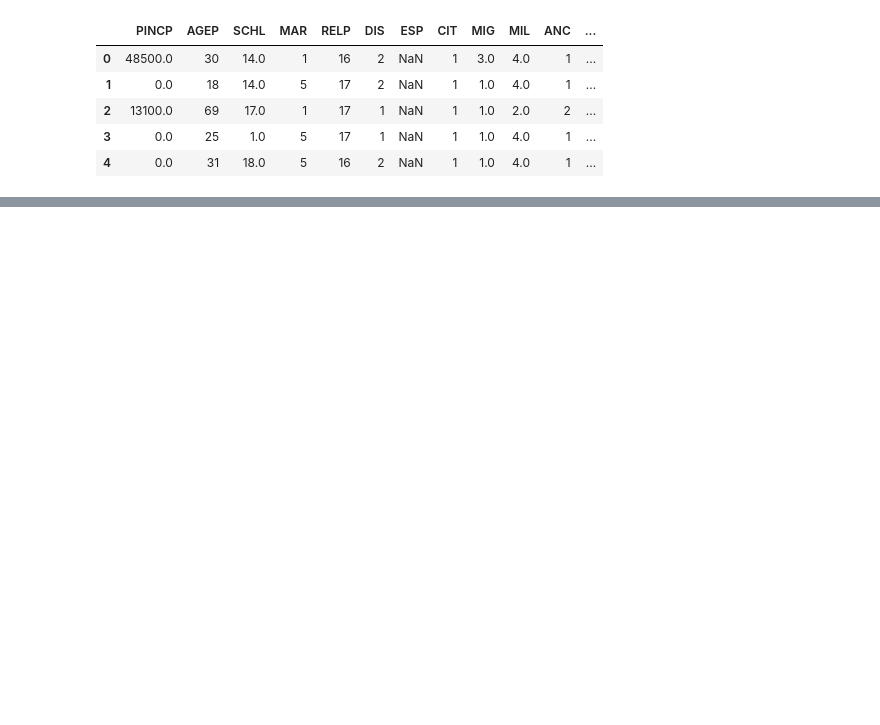
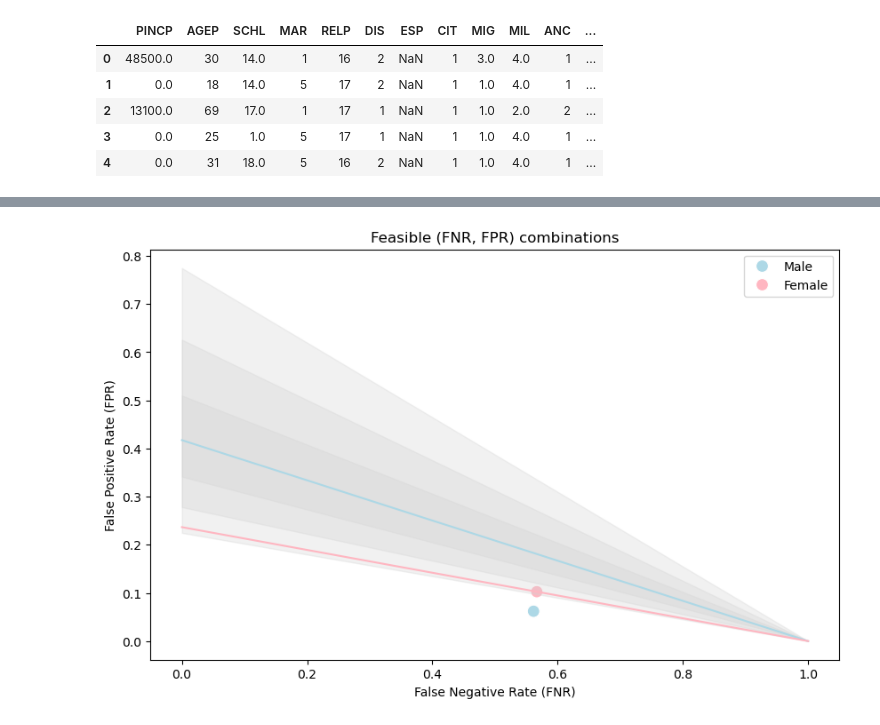
Before and after one commit to carlymcadam/carlymcadam.github.io, a Jupyter notebook: posts/auditing-bias/index.ipynb, the cells around one changed output, grey strips where cells are left out. Drawn from its saved outputs; the diff is of its cells as text; code cells hidden in the pictures; blank space fills up the shorter version.

```diff
--- a/posts/auditing-bias/index.ipynb
+++ b/posts/auditing-bias/index.ipynb
@@ -444,0 +315,64 @@ Here, we are again looking at the loan rejection rates, this time by income grou
+# %%
+#| code-fold: true
+#| code-summary: "Code to reproduce plot from COMPAS paper"
+
+# Extract values for male and female
+p_male = np.mean(y_test[group_test == 1])  # Prevalence of male
+p_female = np.mean(y_test[group_test == 2])  # Prevalence of female
+
+PPV_female = subgroup_results[1]["PPV"] # Observed PPV for females
+PPV_male_fixed = PPV_female # Set PPV_male to PPV_female
+
+# Extract FNR and FPR values for observed points
+fnr_values = [subgroup_results[0]["FNR"], subgroup_results[1]["FNR"]]
+fpr_values = [subgroup_results[0]["FPR"], subgroup_results[1]["FPR"]]
+labels = [subgroup_results[0]["Sex"], subgroup_results[1]["Sex"]]
+
+# Generate range of FNR values from 0 to 1
+fnr_range = np.linspace(0, 1, 100)
+
+# Compute feasible FPR values for males
+fpr_feasible_male = ((1 - fnr_range) * p_male * (1 - PPV_male_fixed)) / (PPV_male_fixed * (1 - p_male))
+
+# Compute feasible FPR values for females when PPV_female = PPV_male
+fpr_feasible_female = ((1 - fnr_range) * p_female * (1 - PPV_female)) / (PPV_female * (1 - p_female))
+
+# Define range of delta values for shading
+delta_values = [0.05, 0.1, 0.15]  # Smaller delta -> smaller feasible region
+
+plt.figure(figsize=(10, 6))
+
+# Scatter plot of observed values
+sns.scatterplot(x=fnr_values, y=fpr_values, hue=labels, palette=["lightblue", "lightpink"], s=100)
+
+# Plot feasible set for males
+plt.plot(fnr_range, fpr_feasible_male, color="lightblue", label="Feasible Set (Male)")
+
+# Plot feasible set for females when PPV_female = PPV_male
+plt.plot(fnr_range, fpr_feasible_female, color="lightpink", label="Feasible Set (Female, PPV=PPV_male)")
+
+# Add nested shaded regions for varying PPV_female constraints
+for i, delta in enumerate(delta_values):
+    # PPV_female_upper = PPV_male + delta
+    # PPV_female_lower = PPV_male - delta
+
+    PPV_male_upper = PPV_female + delta
+    PPV_male_lower = PPV_female - delta
+
+
+    # Compute feasible FPR values for upper and lower PPV bounds
+    fpr_feasible_upper = ((1 - fnr_range) * p_male * (1 - PPV_male_upper)) / (PPV_male_upper * (1 - p_male))
+    fpr_feasible_lower = ((1 - fnr_range) * p_male * (1 - PPV_male_lower)) / (PPV_male_lower * (1 - p_male))
+
+    # Fill region between upper and lower bounds
+    plt.fill_between(fnr_range, fpr_feasible_lower, fpr_feasible_upper, color="lightgrey", alpha=0.3)
+
+# Labels and title
+plt.xlabel("False Negative Rate (FNR)")
+plt.ylabel("False Positive Rate (FPR)")
+plt.title("Feasible (FNR, FPR) combinations")
+
+# Show plot
+plt.show()
+# %% [output]
+[figure, added]
```
Also changed, not shown: parts of 85 cells of this notebook, 11 other files.
